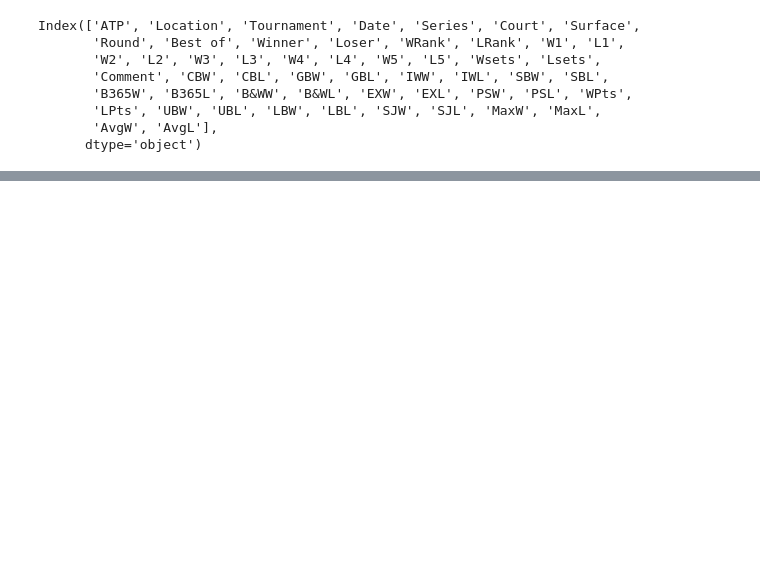
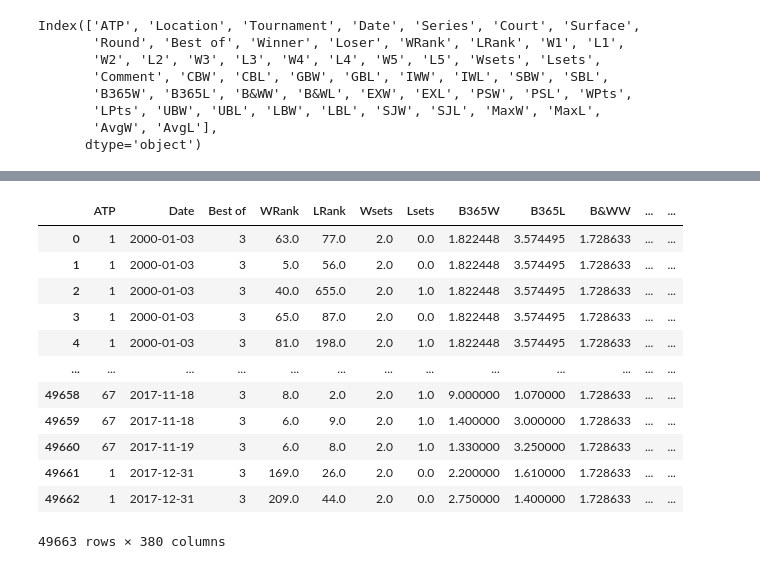
Before and after one commit to Harish-Thota1/Predicting_Tennis_Matches, a Jupyter notebook: Tennis_Research_Project.ipynb, the cells around one changed output, grey strips where cells are left out. Saved outputs shown, nothing was run; the diff lists cells and outputs as text; code cells hidden in the pictures; blank space fills up the shorter version.

```diff
--- a/Tennis_Research_Project.ipynb
+++ b/Tennis_Research_Project.ipynb
@@ -87,11 +103,11 @@ Index(['ATP', 'Location', 'Tournament', 'Date', 'Series', 'Court', 'Surface',
        'AvgW', 'AvgL'],
       dtype='object')
 # %%
-odds_columns = ['B365W', 'B365L', 'B&WW', 'B&WL', 'CBW', 'CBL', 'EXW', 'EXL', 'LBW', 'LBL',
-                'GBW', 'GBL', 'IWW', 'IWL', 'PSW', 'PSL', 'SBW', 'SBL', 'SJW', 'SJL',
-                'UBW', 'UBL', 'MaxW', 'MaxL', 'AvgW', 'AvgL']
-essential_columns = ['ATP', 'Location', 'Tournament', 'Date', 'Series', 'Court', 'Surface', 'Round', 'Best of', 'Winner', 'Loser', 'WRank', 'LRank', 'Wsets', 'Lsets']
+# odds_columns = ['B365W', 'B365L', 'B&WW', 'B&WL', 'CBW', 'CBL', 'EXW', 'EXL', 'LBW', 'LBL',
+#                 'GBW', 'GBL', 'IWW', 'IWL', 'PSW', 'PSL', 'SBW', 'SBL', 'SJW', 'SJL',
+#                 'UBW', 'UBL', 'MaxW', 'MaxL', 'AvgW', 'AvgL']
+# essential_columns = ['ATP', 'Location', 'Tournament', 'Date', 'Series', 'Court', 'Surface', 'Round', 'Best of',  'WRank', 'LRank', 'Wsets', 'Lsets']
 
-all_years_df['EXW'] = all_years_df['EXW'].replace('2.,3', 2.3)
+# all_years_df['EXW'] = all_years_df['EXW'].replace('2.,3', 2.3)
 
-all_years_df['EXW'].unique()
+# all_years_df['EXW'].unique()
@@ -248,0 +277,3 @@ array([   nan,  1.48 ,  1.2  ,  1.5  ,  1.8  ,  1.9  ,  1.75 ,  1.65 ,
+# %%
+split_time = "2018-01-01"
+df_odds_train = all_years_df[all_years_df.Date < split_time]
@@ -248,0 +300,2 @@ array([   nan,  1.48 ,  1.2  ,  1.5  ,  1.8  ,  1.9  ,  1.75 ,  1.65 ,
+# %%
+df_odds_train = preprocess_dataset(df_odds_train)
@@ -248,0 +328,3 @@ array([   nan,  1.48 ,  1.2  ,  1.5  ,  1.8  ,  1.9  ,  1.75 ,  1.65 ,
+# %%
+means = df_odds_train.select_dtypes(include=[np.number]).mean()
+df_odds_train.fillna(means, inplace=True)
@@ -248,0 +354,16 @@ array([   nan,  1.48 ,  1.2  ,  1.5  ,  1.8  ,  1.9  ,  1.75 ,  1.65 ,
+# %%
+df_odds_train
+# %% [output]
+|  | ATP | Date | Best of | WRank | LRank | Wsets | Lsets | B365W | B365L | B&WW | ... | ... |
+| 0 | 1 | 2000-01-03 | 3 | 63.0 | 77.0 | 2.0 | 0.0 | 1.822448 | 3.574495 | 1.728633 | ... | ... |
+| 1 | 1 | 2000-01-03 | 3 | 5.0 | 56.0 | 2.0 | 0.0 | 1.822448 | 3.574495 | 1.728633 | ... | ... |
+| 2 | 1 | 2000-01-03 | 3 | 40.0 | 655.0 | 2.0 | 1.0 | 1.822448 | 3.574495 | 1.728633 | ... | ... |
+| 3 | 1 | 2000-01-03 | 3 | 65.0 | 87.0 | 2.0 | 0.0 | 1.822448 | 3.574495 | 1.728633 | ... | ... |
+| 4 | 1 | 2000-01-03 | 3 | 81.0 | 198.0 | 2.0 | 1.0 | 1.822448 | 3.574495 | 1.728633 | ... | ... |
+| ... | ... | ... | ... | ... | ... | ... | ... | ... | ... | ... | ... | ... |
+| 49658 | 67 | 2017-11-18 | 3 | 8.0 | 2.0 | 2.0 | 1.0 | 9.000000 | 1.070000 | 1.728633 | ... | ... |
+| 49659 | 67 | 2017-11-18 | 3 | 6.0 | 9.0 | 2.0 | 1.0 | 1.400000 | 3.000000 | 1.728633 | ... | ... |
+| 49660 | 67 | 2017-11-19 | 3 | 6.0 | 8.0 | 2.0 | 1.0 | 1.330000 | 3.250000 | 1.728633 | ... | ... |
+| 49661 | 1 | 2017-12-31 | 3 | 169.0 | 26.0 | 2.0 | 0.0 | 2.200000 | 1.610000 | 1.728633 | ... | ... |
+| 49662 | 1 | 2017-12-31 | 3 | 209.0 | 44.0 | 2.0 | 0.0 | 2.750000 | 1.400000 | 1.728633 | ... | ... |
+49663 rows × 380 columns
```
Also changed, not shown: parts of 64 cells of this notebook.
